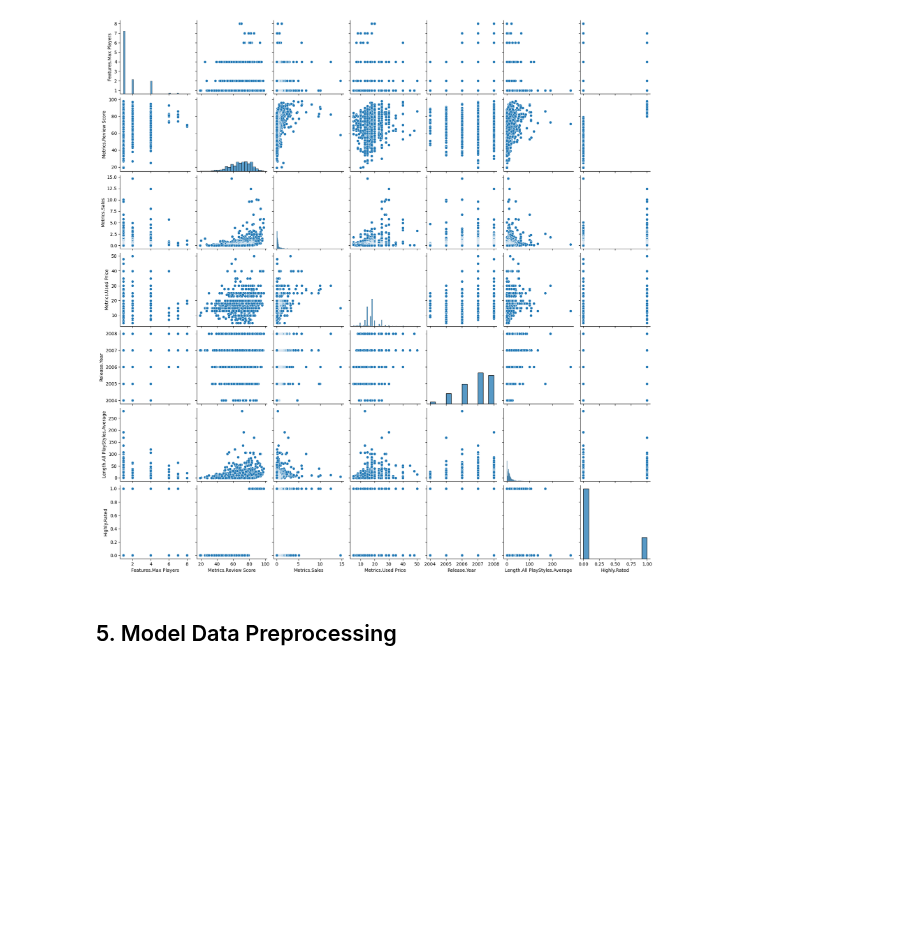
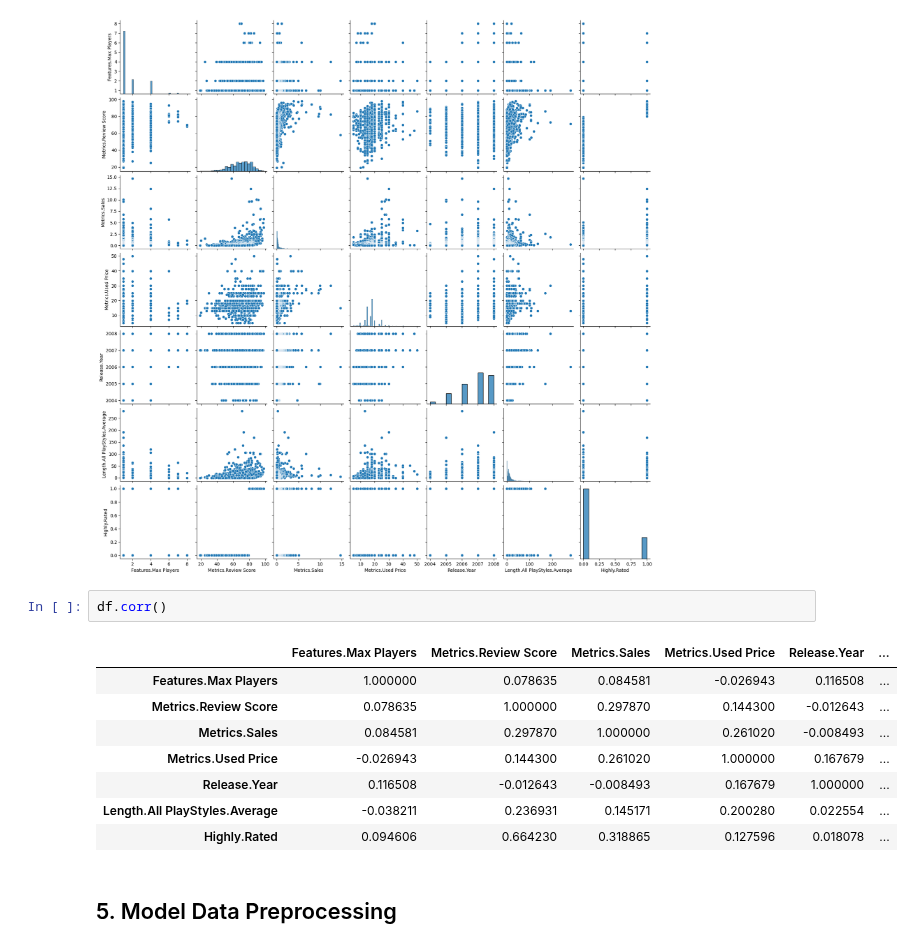
Before and after one commit to afifshomali/STAT207_FinalProejct, a Jupyter notebook: Final_Project_YOURNAMESHERE.ipynb, the cells around one changed output. Saved outputs shown, nothing was run; the diff lists cells and outputs as text; blank space fills up the shorter version.

```diff
--- a/Final_Project_YOURNAMESHERE.ipynb
+++ b/Final_Project_YOURNAMESHERE.ipynb
@@ -177,6 +177,17 @@ sns.pairplot(df)
 # %% [output]
 <seaborn.axisgrid.PairGrid at 0x...>
 [figure]
+# %%
+df.corr()
+# %% [output]
+|  | Features.Max Players | Metrics.Review Score | Metrics.Sales | Metrics.Used Price | Release.Year | ... |
+| Features.Max Players | 1.000000 | 0.078635 | 0.084581 | -0.026943 | 0.116508 | ... |
+| Metrics.Review Score | 0.078635 | 1.000000 | 0.297870 | 0.144300 | -0.012643 | ... |
+| Metrics.Sales | 0.084581 | 0.297870 | 1.000000 | 0.261020 | -0.008493 | ... |
+| Metrics.Used Price | -0.026943 | 0.144300 | 0.261020 | 1.000000 | 0.167679 | ... |
+| Release.Year | 0.116508 | -0.012643 | -0.008493 | 0.167679 | 1.000000 | ... |
+| Length.All PlayStyles.Average | -0.038211 | 0.236931 | 0.145171 | 0.200280 | 0.022554 | ... |
+| Highly.Rated | 0.094606 | 0.664230 | 0.318865 | 0.127596 | 0.018078 | ... |
 # %% [markdown]
 ## 5. Model Data Preprocessing
 # %% [markdown]
```
Also changed, not shown: parts of 1 cell of this notebook.
